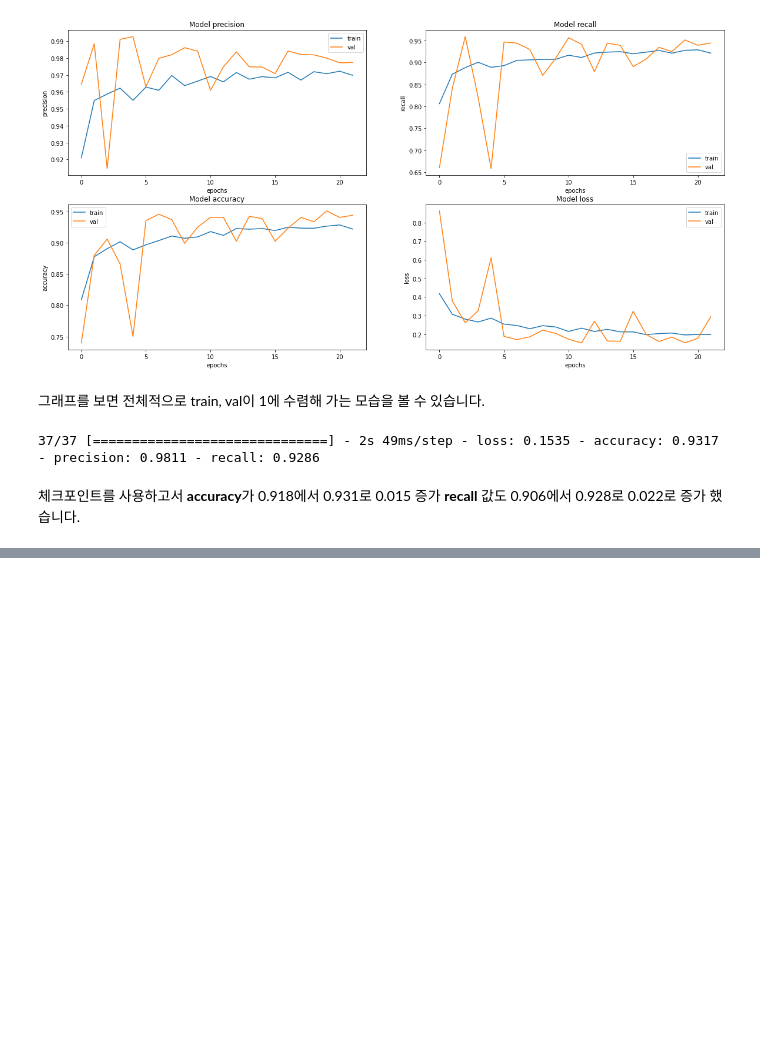
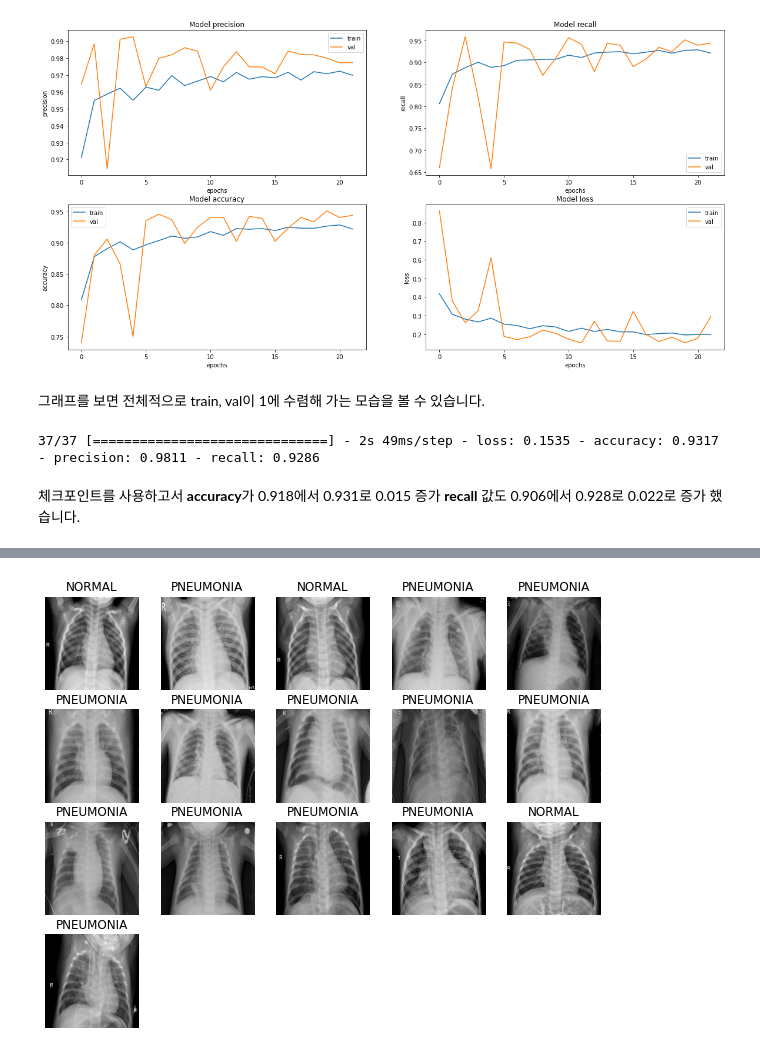
Before and after one commit to Yongho-Song-dev/Pneumonia_diagnosis, a Jupyter notebook: Pneumonia_diagnosis.ipynb, the cells around one changed output, grey strips where cells are left out. Drawn from its saved outputs; the diff is of its cells as text; code cells hidden in the pictures; blank space fills up the shorter version.

Commit message:
pneumonia diagnosis

```diff
--- a/Pneumonia_diagnosis.ipynb
+++ b/Pneumonia_diagnosis.ipynb
@@ -514,0 +550,4 @@ loss, acc, prec, rec = model.evaluate(test_ds)
+# %%
+def get_label(file_path):
+    parts = tf.strings.split(file_path, os.path.sep)
+    return parts[-2] == "PNEUMONIA"   # 폐렴이면 양성(True), 노말이면 음성(False)를 리턴하게 합니다.
@@ -514,0 +568,3 @@ loss, acc, prec, rec = model.evaluate(test_ds)
+# %%
+train_ds = train_list_ds.map(process_path, num_parallel_calls=AUTOTUNE)
+val_ds = val_list_ds.map(process_path, num_parallel_calls=AUTOTUNE)
@@ -514,0 +585,22 @@ loss, acc, prec, rec = model.evaluate(test_ds)
+# %%
+def prepare_for_training(data_set, shuffle_buffer_size=1000):
+    # augment을 적용하지 않고 진행합니다.
+
+    # shuffle : 고정 크기 버퍼를 유지하고 해당 버퍼에서 무작위로 균일하게 다음 요소를 선택합니다.
+    data_set = data_set.shuffle(buffer_size=shuffle_buffer_size)
+
+    # repeat() : epoch를 진행하면서 여러번 데이터셋을 불러오게 되는데,
+    #          이때 repeat()를 사용한 데이터셋의 경우 여러번 데이터셋을 사용할 수 있게 해줍니다.
+    data_set = data_set.repeat()
+
+    # batch() : BATCH_SIZE에서 정한 만큼의 배치로 주어집니다.
+    data_set = data_set.batch(BATCH_SIZE)
+
+    # prefetch() : 학습데이터를 나눠서 읽어오기 때문에, 첫 번째 데이터를 GPU에서 학습하는 동안
+    #            두 번째 데이터를 CPU에서 준비할 수 있어 리소스의 유휴 상태를 줄일 수 있습니다.
+    data_set = data_set.prefetch(buffer_size=AUTOTUNE)
+
+    return data_set
+
+train_ds = prepare_for_training(train_ds)
+val_ds = prepare_for_training(val_ds)
@@ -514,0 +611,17 @@ loss, acc, prec, rec = model.evaluate(test_ds)
+# %%
+image_batch, label_batch = next(iter(train_ds))
+
+def show_batch(image_batch, label_batch):
+    plt.figure(figsize=(10,10))
+    for n in range(16):
+        ax = plt.subplot(5,5,n+1)
+        plt.imshow(image_batch[n])
+        if label_batch[n]:
+            plt.title("PNEUMONIA")
+        else:
+            plt.title("NORMAL")
+        plt.axis("off")
+
+show_batch(image_batch.numpy(), label_batch.numpy())
+# %% [output]
+[figure, added]
```
Also changed, not shown: parts of 46 cells of this notebook.
